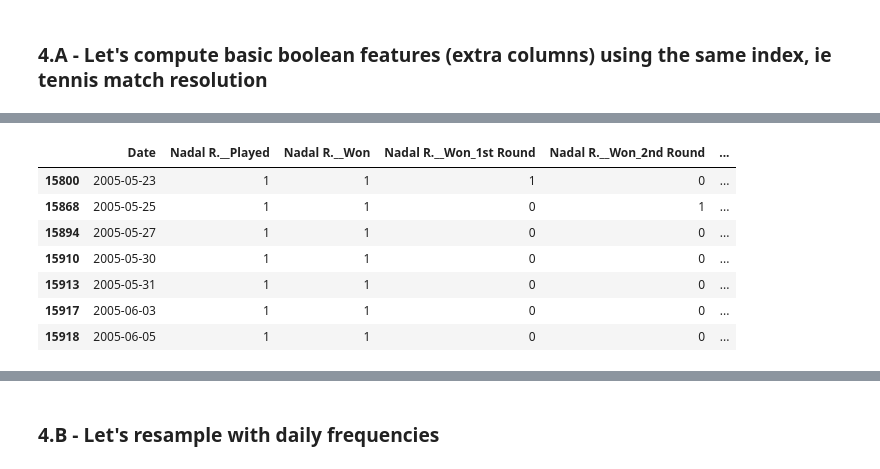
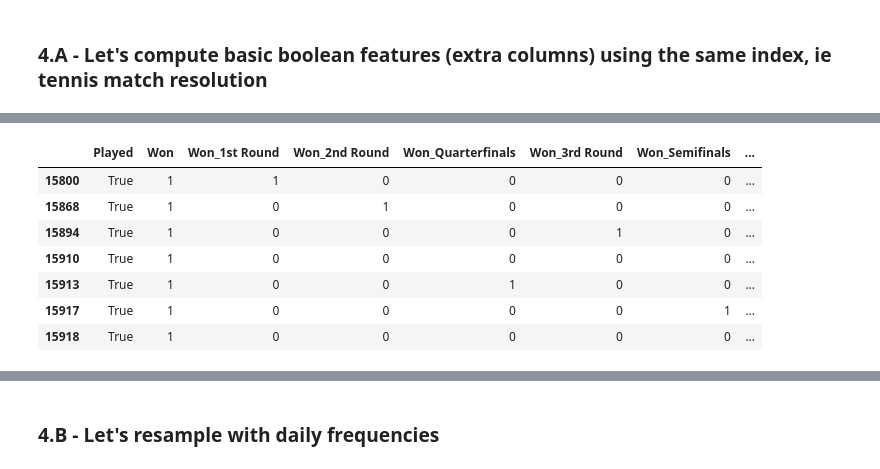
Before and after one commit to Vinh-CHUC/general-assembly-data-science-project, a Jupyter notebook: Exploratory Data Analysis.ipynb, the cells around one changed output, grey strips where cells are left out. Cells and saved outputs as stored; diff of their text form; code cells hidden in the pictures.

```diff
--- a/Exploratory Data Analysis.ipynb
+++ b/Exploratory Data Analysis.ipynb
@@ -266,18 +269,21 @@ players_stats.head()
 # %%
 ## Let's double check the data for Rafael Nadal
-# %%
-nadal_stats_columns = [c for c in players_stats.columns if "Nadal" in c]
-nadal_stats = players_stats[players_stats["Nadal R.__Played"] & (players_stats.Tournament == "French Open")][["Date"] + nadal_stats_columns]
-nadal_stats.head(7)
-# %% [output]
-|  | Date | Nadal R.__Played | Nadal R.__Won | Nadal R.__Won_1st Round | Nadal R.__Won_2nd Round | ... |
-| 15800 | 2005-05-23 | 1 | 1 | 1 | 0 | ... |
-| 15868 | 2005-05-25 | 1 | 1 | 0 | 1 | ... |
-| 15894 | 2005-05-27 | 1 | 1 | 0 | 0 | ... |
-| 15910 | 2005-05-30 | 1 | 1 | 0 | 0 | ... |
-| 15913 | 2005-05-31 | 1 | 1 | 0 | 0 | ... |
-| 15917 | 2005-06-03 | 1 | 1 | 0 | 0 | ... |
-| 15918 | 2005-06-05 | 1 | 1 | 0 | 0 | ... |
+# %%
+nadal_played = players_stats[players_stats["Nadal R.", "Played"]]["Nadal R."]  # Filtering where Nadal actually played, then keeping only its columns
+french_open = eda_df[eda_df.Tournament == "French Open"]
+
+nadal_stats = nadal_played.join(french_open, how="inner").iloc[:,:9]  # Filtering to get the French Open stats, then reselecting columns
+nadal_stats = nadal_stats.join(eda_df.Date, how="inner")  # Readding the Date column
+nadal_stats.head(7)
+# %% [output]
+|  | Played | Won | Won_1st Round | Won_2nd Round | Won_Quarterfinals | Won_3rd Round | Won_Semifinals | ... |
+| 15800 | True | 1 | 1 | 0 | 0 | 0 | 0 | ... |
+| 15868 | True | 1 | 0 | 1 | 0 | 0 | 0 | ... |
+| 15894 | True | 1 | 0 | 0 | 0 | 1 | 0 | ... |
+| 15910 | True | 1 | 0 | 0 | 0 | 0 | 0 | ... |
+| 15913 | True | 1 | 0 | 0 | 1 | 0 | 0 | ... |
+| 15917 | True | 1 | 0 | 0 | 0 | 0 | 1 | ... |
+| 15918 | True | 1 | 0 | 0 | 0 | 0 | 0 | ... |
 # %%
 nadal_stats.resample("D", on="Date").sum().sum()
 ## Looks good!! As of this dataset last update, Nadal won the French Open nine times (ie he won 9 finals)
```
Also changed, not shown: parts of 38 cells of this notebook, 1 other file.
